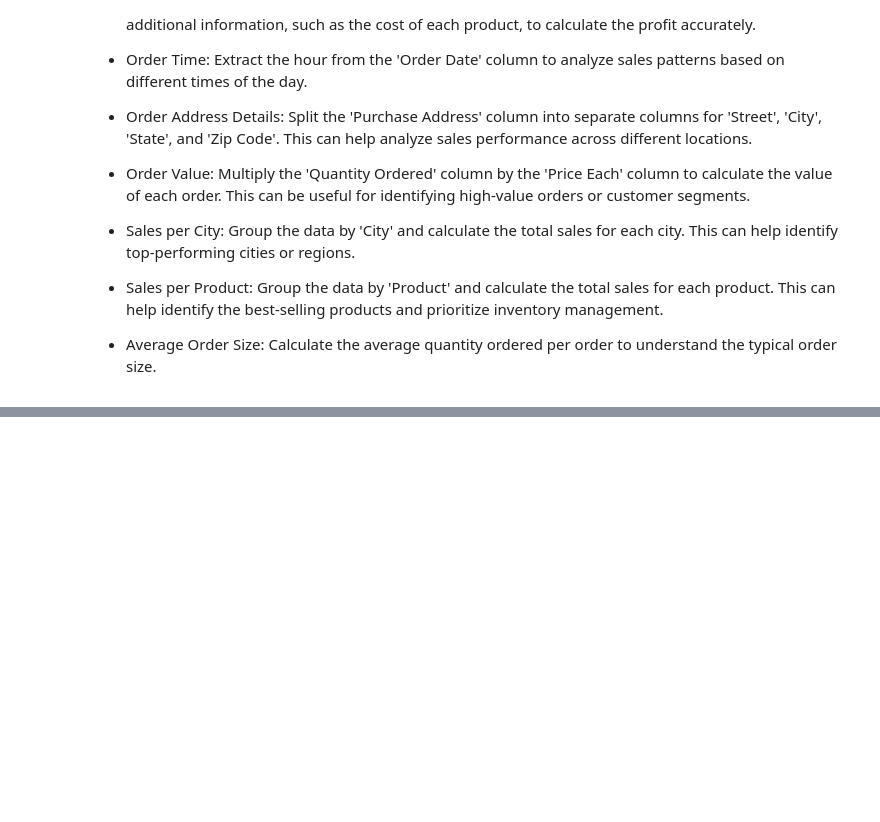
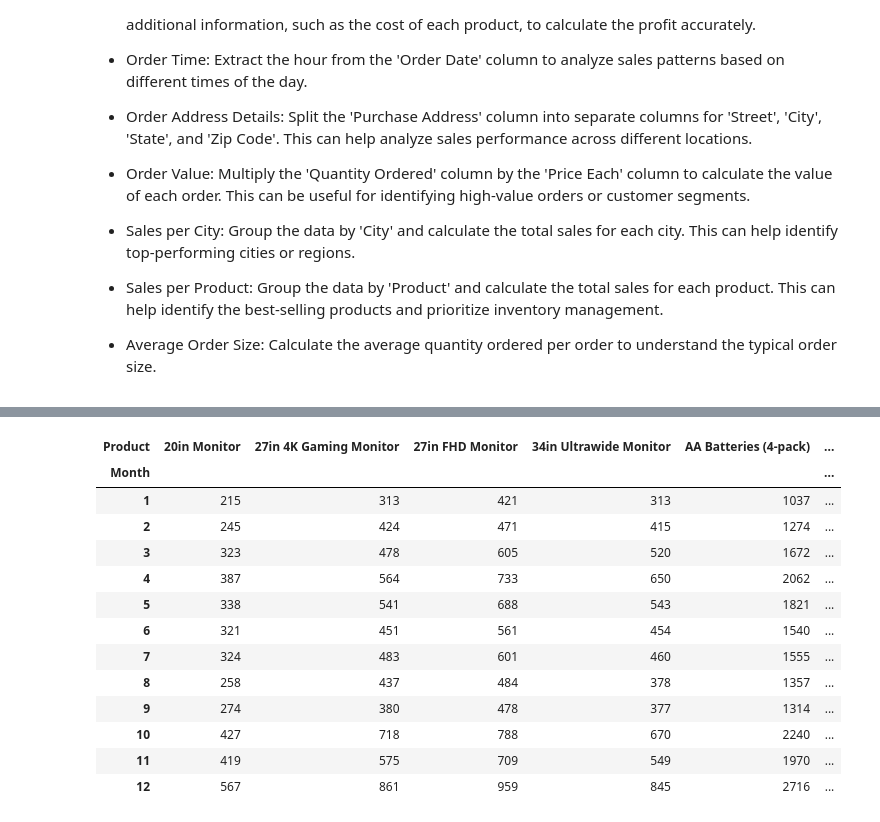
Before and after one commit to JOCRZ/Meriskill-Internship, a Jupyter notebook: Projects/project1.ipynb, the cells around one changed output, grey strips where cells are left out. Cells and saved outputs as stored; diff of their text form; code cells hidden in the pictures; blank space fills up the shorter version.

```diff
--- a/Projects/project1.ipynb
+++ b/Projects/project1.ipynb
@@ -578,0 +602,17 @@ pd.crosstab(df['City'], df['Product']).style.background_gradient(cmap='Greens')
+# %%
+pd.crosstab(df['Month'], df['Product']).style.background_gradient(cmap='Greens')
+# %% [output]
+| Product | 20in Monitor | 27in 4K Gaming Monitor | 27in FHD Monitor | 34in Ultrawide Monitor | AA Batteries (4-pack) | ... |
+| Month |  |  |  |  |  | ... |
+| 1 | 215 | 313 | 421 | 313 | 1037 | ... |
+| 2 | 245 | 424 | 471 | 415 | 1274 | ... |
+| 3 | 323 | 478 | 605 | 520 | 1672 | ... |
+| 4 | 387 | 564 | 733 | 650 | 2062 | ... |
+| 5 | 338 | 541 | 688 | 543 | 1821 | ... |
+| 6 | 321 | 451 | 561 | 454 | 1540 | ... |
+| 7 | 324 | 483 | 601 | 460 | 1555 | ... |
+| 8 | 258 | 437 | 484 | 378 | 1357 | ... |
+| 9 | 274 | 380 | 478 | 377 | 1314 | ... |
+| 10 | 427 | 718 | 788 | 670 | 2240 | ... |
+| 11 | 419 | 575 | 709 | 549 | 1970 | ... |
+| 12 | 567 | 861 | 959 | 845 | 2716 | ... |
```
Also changed, not shown: parts of 11 cells of this notebook, 1 other file.
